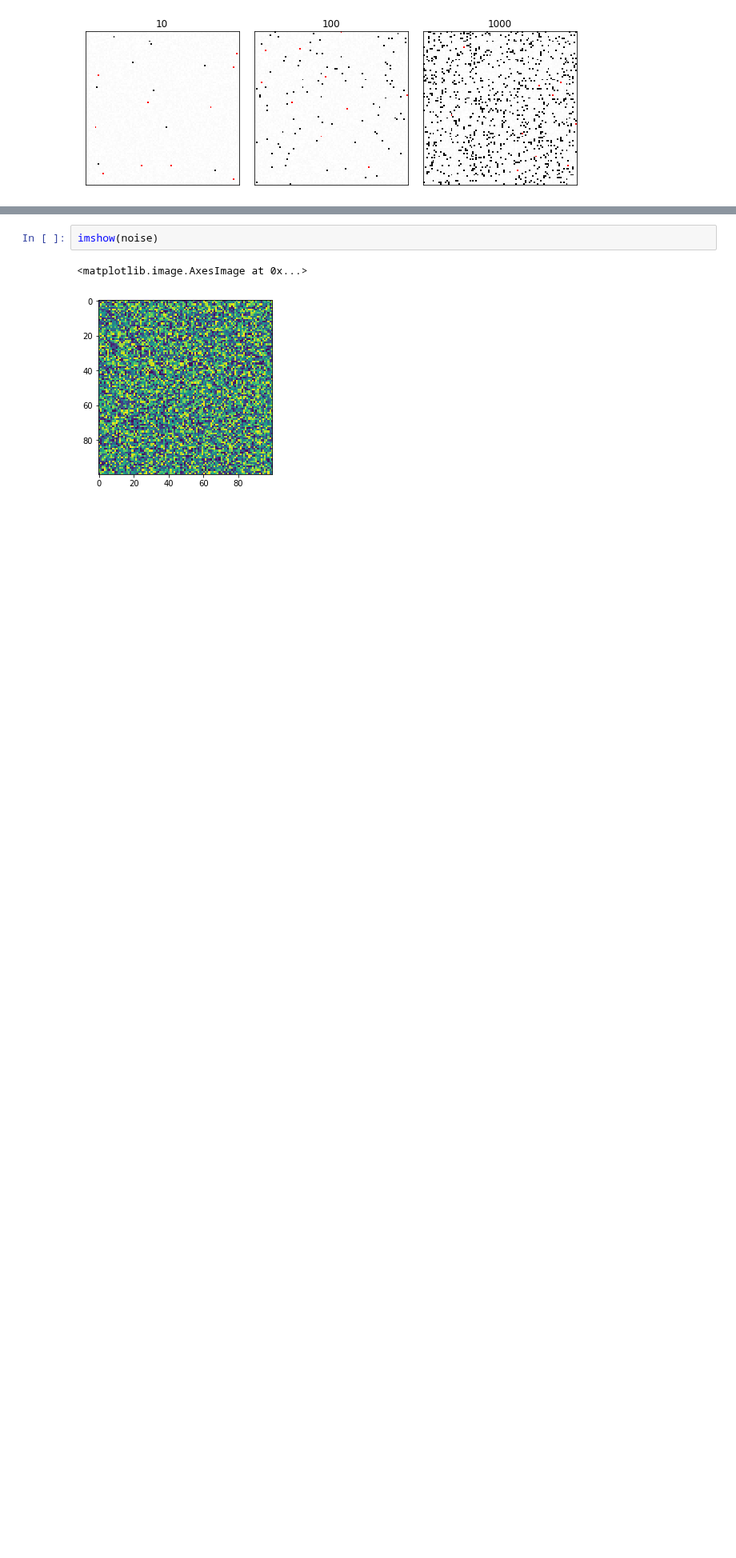
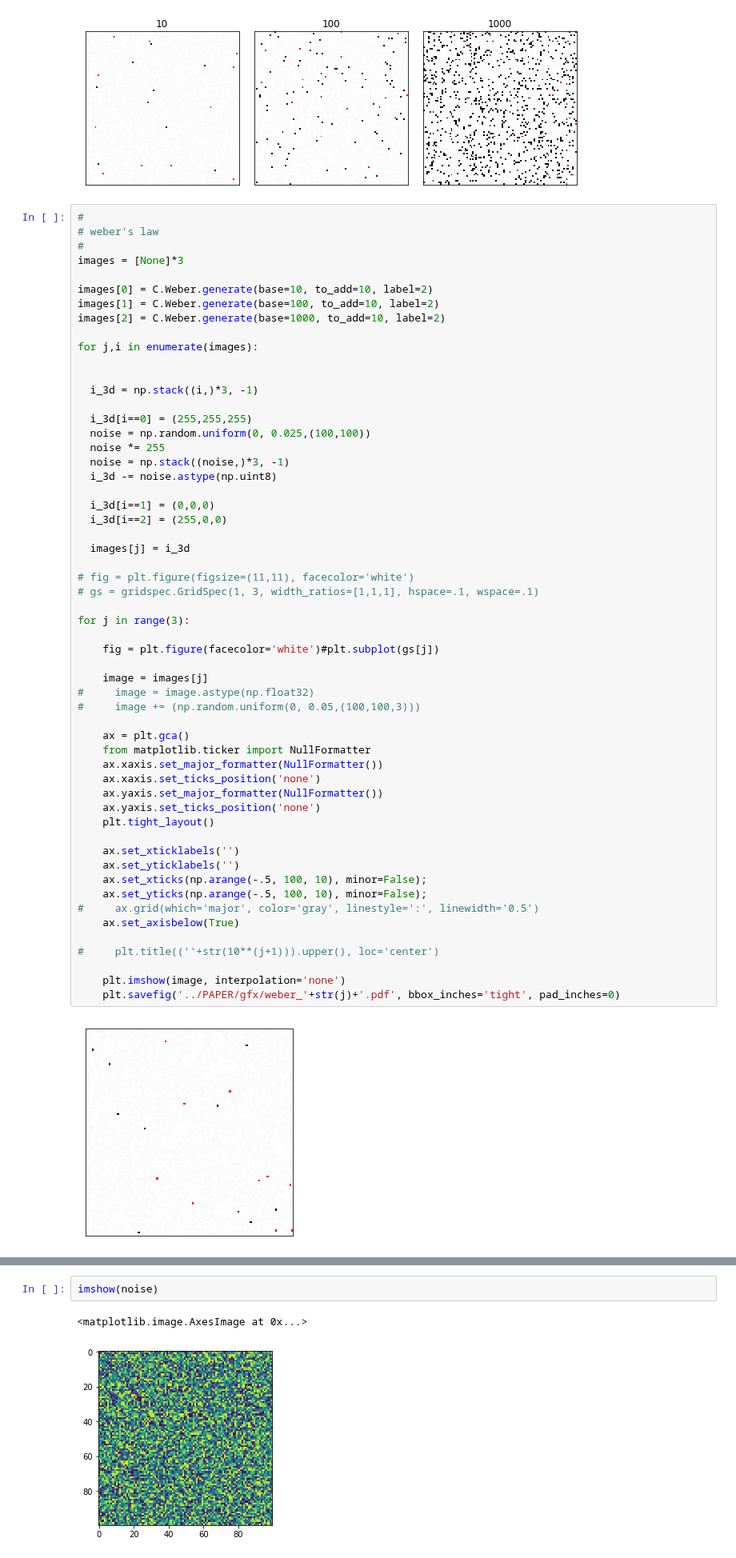
Before and after one commit to Rhoana/perception, a Jupyter notebook: IPY/Paper_Figures.ipynb, the cells around one changed output, grey strips where cells are left out. Shown at 80% size. Cells and saved outputs as stored; diff of their text form; blank space fills up the shorter version.

```diff
--- a/IPY/Paper_Figures.ipynb
+++ b/IPY/Paper_Figures.ipynb
@@ -479,3 +538,61 @@ for j in range(3):
 plt.savefig('../PAPER/gfx/weber_overview.pdf', bbox_inches='tight', pad_inches=0)
 # %% [output]
 [figure]
+# %%
+#
+# weber's law
+#
+images = [None]*3
+
+images[0] = C.Weber.generate(base=10, to_add=10, label=2)
+images[1] = C.Weber.generate(base=100, to_add=10, label=2)
+images[2] = C.Weber.generate(base=1000, to_add=10, label=2)
+
+for j,i in enumerate(images):
+
+
+  i_3d = np.stack((i,)*3, -1)
+
+  i_3d[i==0] = (255,255,255)
+  noise = np.random.uniform(0, 0.025,(100,100))
+  noise *= 255
+  noise = np.stack((noise,)*3, -1)
+  i_3d -= noise.astype(np.uint8)
+
+  i_3d[i==1] = (0,0,0)
+  i_3d[i==2] = (255,0,0)
+
+  images[j] = i_3d
+
+# fig = plt.figure(figsize=(11,11), facecolor='white')
+# gs = gridspec.GridSpec(1, 3, width_ratios=[1,1,1], hspace=.1, wspace=.1)
+
+for j in range(3):
+
+    fig = plt.figure(facecolor='white')#plt.subplot(gs[j])
+
+    image = images[j]
+#     image = image.astype(np.float32)
+#     image += (np.random.uniform(0, 0.05,(100,100,3)))
+
+    ax = plt.gca()
+    from matplotlib.ticker import NullFormatter
+    ax.xaxis.set_major_formatter(NullFormatter())
+    ax.xaxis.set_ticks_position('none')
+    ax.yaxis.set_major_formatter(NullFormatter())
+    ax.yaxis.set_ticks_position('none')
+    plt.tight_layout()
+
+    ax.set_xticklabels('')
+    ax.set_yticklabels('')
+    ax.set_xticks(np.arange(-.5, 100, 10), minor=False);
+    ax.set_yticks(np.arange(-.5, 100, 10), minor=False);
+#     ax.grid(which='major', color='gray', linestyle=':', linewidth='0.5')
+    ax.set_axisbelow(True)
+
+#     plt.title((''+str(10**(j+1))).upper(), loc='center')
+
+    plt.imshow(image, interpolation='none')
+    plt.savefig('../PAPER/gfx/weber_'+str(j)+'.pdf', bbox_inches='tight', pad_inches=0)
+# %% [output]
+[figure, added]
```
Also changed, not shown: parts of 3 cells of this notebook, 3 other files.
